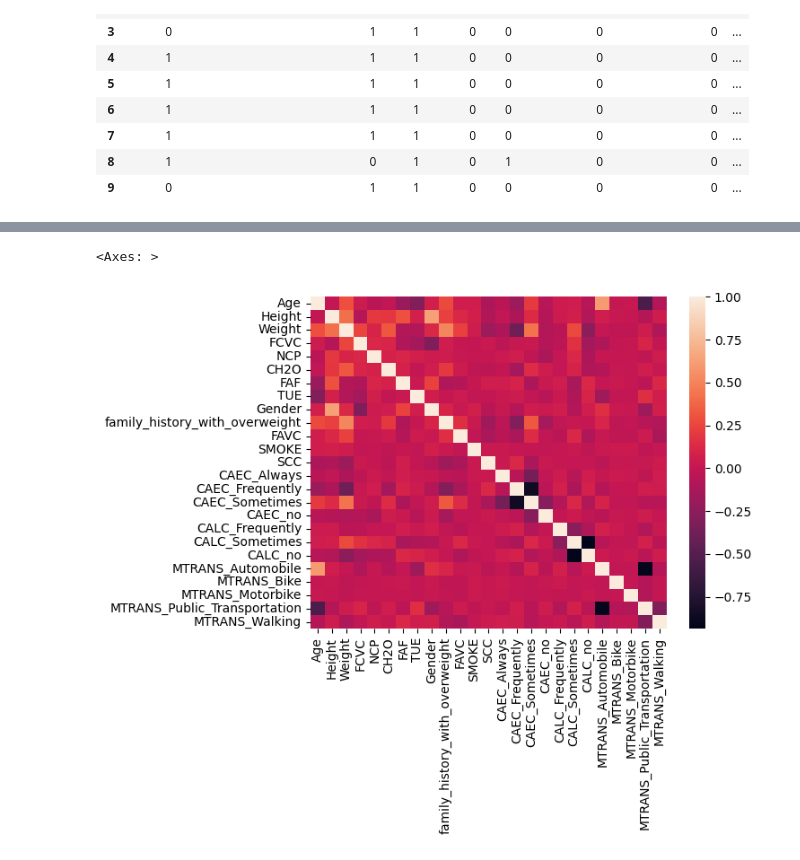
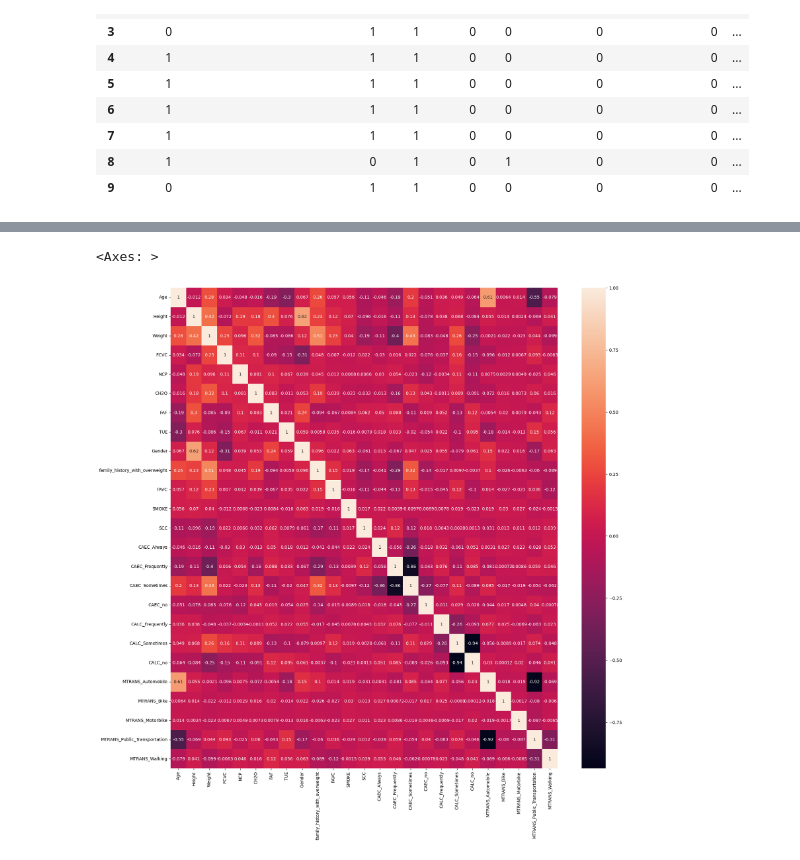
Before and after one commit to Comment-XD/Scikit-Learn-Fundamentals, a Jupyter notebook: SciKit-Data Science/Projects/Multi-Class Prediction of Obesity Risk.ipynb, the cells around one changed output, grey strips where cells are left out. Drawn from its saved outputs; the diff is of its cells as text; code cells hidden in the pictures.

```diff
--- a/SciKit-Data Science/Projects/Multi-Class Prediction of Obesity Risk.ipynb
+++ b/SciKit-Data Science/Projects/Multi-Class Prediction of Obesity Risk.ipynb
@@ -173,7 +173,8 @@ normalized_numeric_data = normalize(numeric_data)
 X = pd.concat([normalized_numeric_data, encoded_categorical_data], axis=1)
 y = LabelEncoder().fit_transform(y)
 # %%
-sns.heatmap(X.corr())
+plt.figure(figsize=(20,20))
+sns.heatmap(X.corr(), annot=True)
 # %% [output]
 <Axes: >
-[figure, old version]
+[figure, new version]
```
Also changed, not shown: parts of 6 cells of this notebook, 3 other files.
